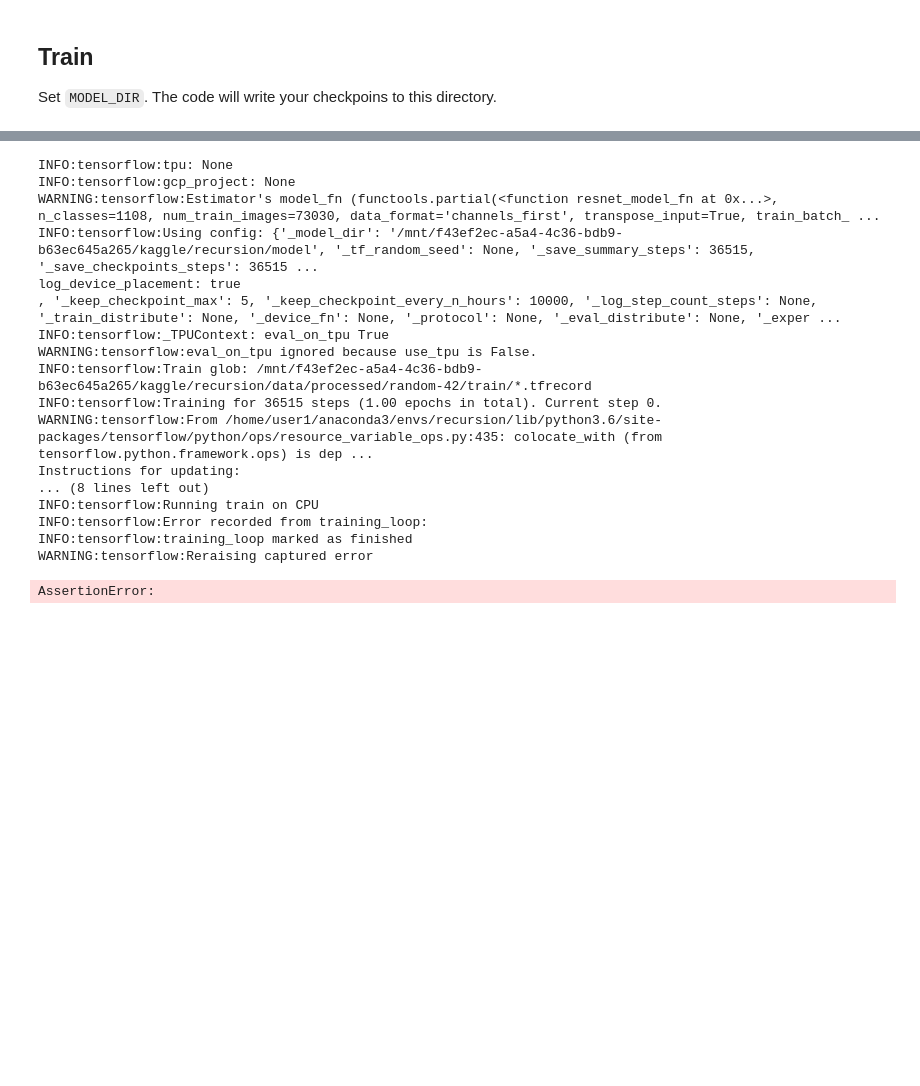
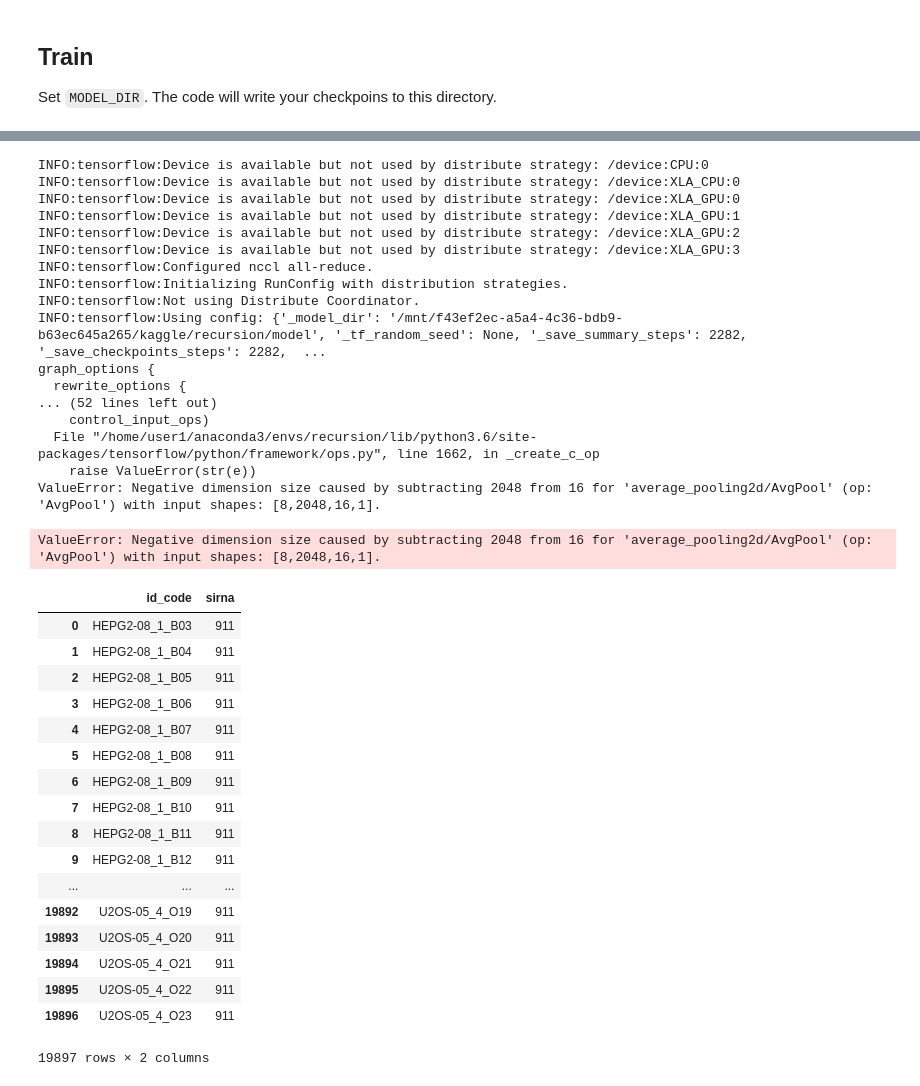
Before and after one commit to meitetsu3/RecursionTeamCell, a Jupyter notebook: rxrx1-utils-master/notebooks/training-local.ipynb, the cells around one changed output, grey strips where cells are left out. Drawn from its saved outputs; the diff is of its cells as text; code cells hidden in the pictures; blank space fills up the shorter version.

Commit message:
train_evaluate

```diff
--- a/rxrx1-utils-master/notebooks/training-local.ipynb
+++ b/rxrx1-utils-master/notebooks/training-local.ipynb
@@ -47,48 +40,60 @@ Tue Jul 16 03:23:43 2019
 # %%
 MODEL_DIR = '/mnt/f43ef2ec-a5a4-4c36-bdb9-b63ec645a265/kaggle/recursion/model'
 URL_BASE_PATH = '/mnt/f43ef2ec-a5a4-4c36-bdb9-b63ec645a265/kaggle/recursion/data/processed/random-42'
-tpu_grpc = None #'grpc://{}'.format(os.environ['COLAB_TPU_ADDR'])
-num_shards = 8  # colab uses Cloud TPU v2-8
 
 tf.logging.set_verbosity(tf.logging.INFO)
-
-main(use_tpu=False,
-     tpu=tpu_grpc,
-     gcp_project=None,
-     tpu_zone=None,
-     url_base_path=URL_BASE_PATH,
-     use_cache=False,
+main(url_base_path=URL_BASE_PATH,
      model_dir=MODEL_DIR,
      train_epochs=1,
-     train_batch_size=2,
+     train_batch_size = 32,
      num_train_images=73030,
      epochs_per_loop=1,
      log_step_count_epochs=1,
-     num_cores=num_shards,
-     data_format='channels_first',
-     transpose_input=True,
-     tf_precision='bfloat16',
+     tf_precision='float16',
      n_classes=1108,
      momentum=0.9,
      weight_decay=1e-4,
      base_learning_rate=0.2,
      warmup_epochs=5)
 # %% [output]
-INFO:tensorflow:tpu: None
-INFO:tensorflow:gcp_project: None
-WARNING:tensorflow:Estimator's model_fn (functools.partial(<function resnet_model_fn at 0x...>, n_classes=1108, num_train_images=73030, data_format='channels_first', transpose_input=True, train_batch_ ...
-INFO:tensorflow:Using config: {'_model_dir': '/mnt/f43ef2ec-a5a4-4c36-bdb9-b63ec645a265/kaggle/recursion/model', '_tf_random_seed': None, '_save_summary_steps': 36515, '_save_checkpoints_steps': 36515 ...
-log_device_placement: true
-, '_keep_checkpoint_max': 5, '_keep_checkpoint_every_n_hours': 10000, '_log_step_count_steps': None, '_train_distribute': None, '_device_fn': None, '_protocol': None, '_eval_distribute': None, '_exper ...
-INFO:tensorflow:_TPUContext: eval_on_tpu True
-WARNING:tensorflow:eval_on_tpu ignored because use_tpu is False.
-INFO:tensorflow:Train glob: /mnt/f43ef2ec-a5a4-4c36-bdb9-b63ec645a265/kaggle/recursion/data/processed/random-42/train/*.tfrecord
-INFO:tensorflow:Training for 36515 steps (1.00 epochs in total). Current step 0.
-WARNING:tensorflow:From /home/user1/anaconda3/envs/recursion/lib/python3.6/site-packages/tensorflow/python/ops/resource_variable_ops.py:435: colocate_with (from tensorflow.python.framework.ops) is dep ...
-Instructions for updating:
-... (8 lines left out)
-INFO:tensorflow:Running train on CPU
-INFO:tensorflow:Error recorded from training_loop:
-INFO:tensorflow:training_loop marked as finished
-WARNING:tensorflow:Reraising captured error
+INFO:tensorflow:Device is available but not used by distribute strategy: /device:CPU:0
+INFO:tensorflow:Device is available but not used by distribute strategy: /device:XLA_CPU:0
+INFO:tensorflow:Device is available but not used by distribute strategy: /device:XLA_GPU:0
+INFO:tensorflow:Device is available but not used by distribute strategy: /device:XLA_GPU:1
+INFO:tensorflow:Device is available but not used by distribute strategy: /device:XLA_GPU:2
+INFO:tensorflow:Device is available but not used by distribute strategy: /device:XLA_GPU:3
+INFO:tensorflow:Configured nccl all-reduce.
+INFO:tensorflow:Initializing RunConfig with distribution strategies.
+INFO:tensorflow:Not using Distribute Coordinator.
+INFO:tensorflow:Using config: {'_model_dir': '/mnt/f43ef2ec-a5a4-4c36-bdb9-b63ec645a265/kaggle/recursion/model', '_tf_random_seed': None, '_save_summary_steps': 2282, '_save_checkpoints_steps': 2282,  ...
+graph_options {
+  rewrite_options {
+... (52 lines left out)
+    control_input_ops)
+  File "/home/user1/anaconda3/envs/recursion/lib/python3.6/site-packages/tensorflow/python/framework/ops.py", line 1662, in _create_c_op
+    raise ValueError(str(e))
+ValueError: Negative dimension size caused by subtracting 2048 from 16 for 'average_pooling2d/AvgPool' (op: 'AvgPool') with input shapes: [8,2048,16,1].
-AssertionError:
+ValueError: Negative dimension size caused by subtracting 2048 from 16 for 'average_pooling2d/AvgPool' (op: 'AvgPool') with input shapes: [8,2048,16,1].
+# %%
+sample_df = pd.read_csv("../../data/raw/sample_submission.csv")
+# %%
+sample_df
+# %% [output]
+|  | id_code | sirna |
+| 0 | HEPG2-08_1_B03 | 911 |
+| 1 | HEPG2-08_1_B04 | 911 |
+| 2 | HEPG2-08_1_B05 | 911 |
+| 3 | HEPG2-08_1_B06 | 911 |
+| 4 | HEPG2-08_1_B07 | 911 |
+| 5 | HEPG2-08_1_B08 | 911 |
+| 6 | HEPG2-08_1_B09 | 911 |
+| 7 | HEPG2-08_1_B10 | 911 |
+| 8 | HEPG2-08_1_B11 | 911 |
+| 9 | HEPG2-08_1_B12 | 911 |
+| ... | ... | ... |
+| 19892 | U2OS-05_4_O19 | 911 |
+| 19893 | U2OS-05_4_O20 | 911 |
+| 19894 | U2OS-05_4_O21 | 911 |
+| 19895 | U2OS-05_4_O22 | 911 |
+| 19896 | U2OS-05_4_O23 | 911 |
+19897 rows × 2 columns
```
Also changed, not shown: parts of 4 cells of this notebook, 4 other files.
